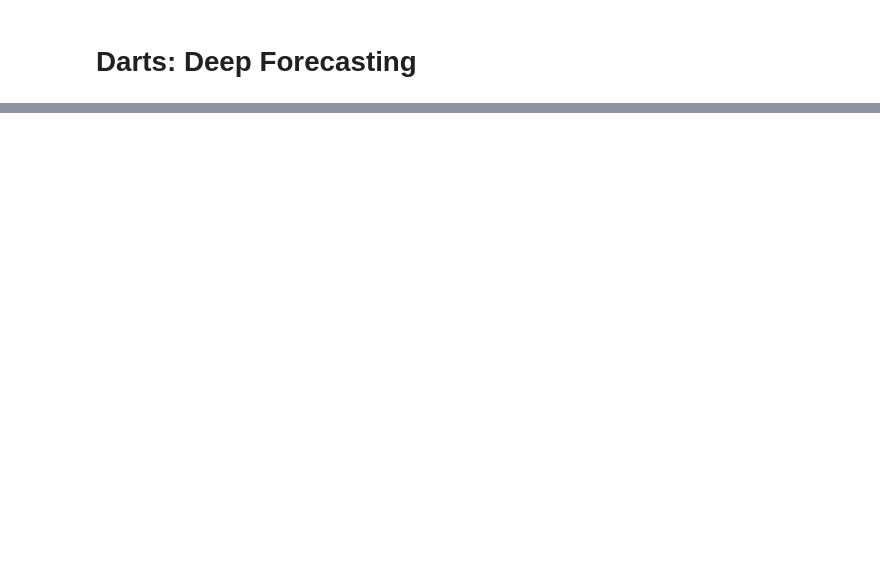
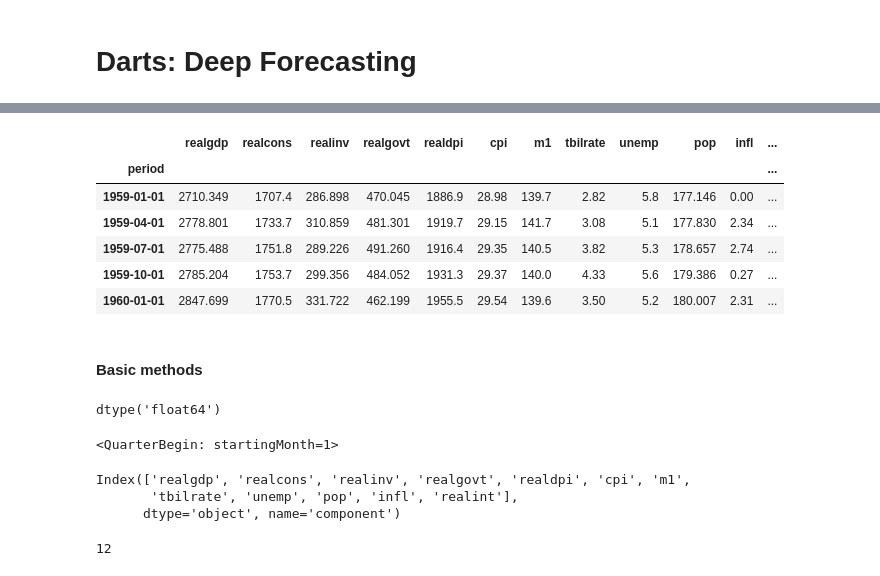
Before and after one commit to hungpq7/tabular-book, a Jupyter notebook: 08-time-series/darts-deep-forecasting.ipynb, the cells around one changed output, grey strips where cells are left out. Cells and saved outputs as stored; diff of their text form; code cells hidden in the pictures; blank space fills up the shorter version.

```diff
--- a/08-time-series/darts-deep-forecasting.ipynb
+++ b/08-time-series/darts-deep-forecasting.ipynb
@@ -60,0 +32,30 @@ Attributes:
+# %%
+dfEco.head()
+# %% [output]
+|  | realgdp | realcons | realinv | realgovt | realdpi | cpi | m1 | tbilrate | unemp | pop | infl | ... |
+| period |  |  |  |  |  |  |  |  |  |  |  | ... |
+| 1959-01-01 | 2710.349 | 1707.4 | 286.898 | 470.045 | 1886.9 | 28.98 | 139.7 | 2.82 | 5.8 | 177.146 | 0.00 | ... |
+| 1959-04-01 | 2778.801 | 1733.7 | 310.859 | 481.301 | 1919.7 | 29.15 | 141.7 | 3.08 | 5.1 | 177.830 | 2.34 | ... |
+| 1959-07-01 | 2775.488 | 1751.8 | 289.226 | 491.260 | 1916.4 | 29.35 | 140.5 | 3.82 | 5.3 | 178.657 | 2.74 | ... |
+| 1959-10-01 | 2785.204 | 1753.7 | 299.356 | 484.052 | 1931.3 | 29.37 | 140.0 | 4.33 | 5.6 | 179.386 | 0.27 | ... |
+| 1960-01-01 | 2847.699 | 1770.5 | 331.722 | 462.199 | 1955.5 | 29.54 | 139.6 | 3.50 | 5.2 | 180.007 | 2.31 | ... |
+# %% [markdown]
+#### Basic methods
+# %%
+tsEco.dtype
+# %% [output]
+dtype('float64')
+# %%
+tsEco.freq
+# %% [output]
+<QuarterBegin: startingMonth=1>
+# %%
+tsEco.columns
+# %% [output]
+Index(['realgdp', 'realcons', 'realinv', 'realgovt', 'realdpi', 'cpi', 'm1',
+       'tbilrate', 'unemp', 'pop', 'infl', 'realint'],
+      dtype='object', name='component')
+# %%
+tsEco.n_components
+# %% [output]
+12
```
Also changed, not shown: parts of 31 cells of this notebook, 6 other files.
